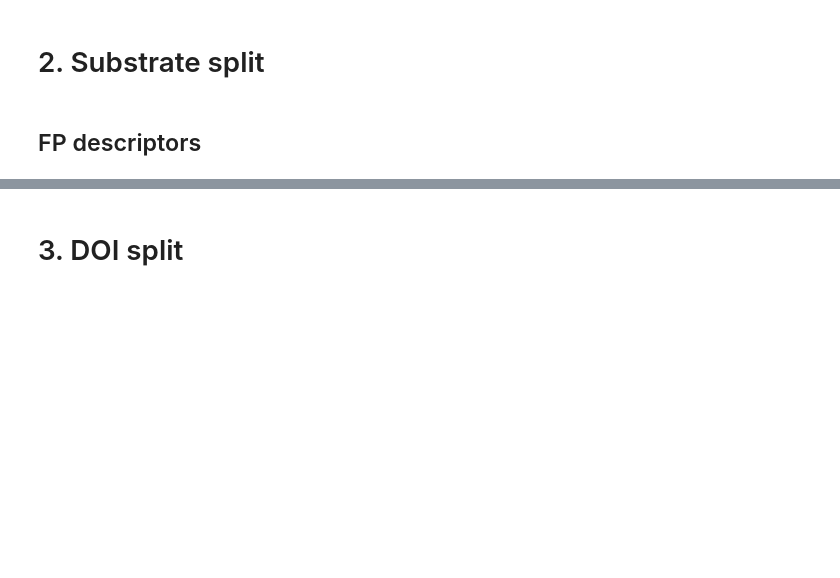
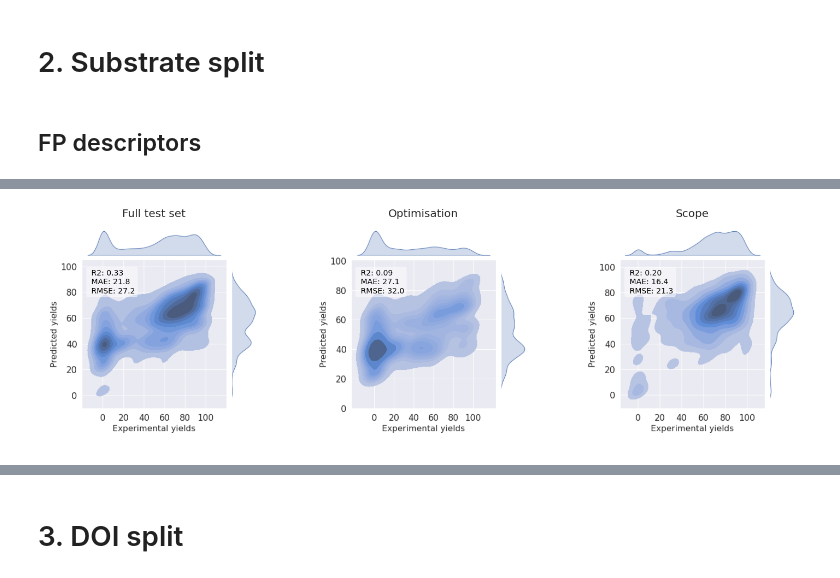
Before and after one commit to truejulosdu13/NiCOlit, a Jupyter notebook: display_model_results.ipynb, the cells around one changed output, grey strips where cells are left out. Drawn from its saved outputs; the diff is of its cells as text; code cells hidden in the pictures; blank space fills up the shorter version.

```diff
--- a/display_model_results.ipynb
+++ b/display_model_results.ipynb
@@ -333,21 +238,23 @@ r2.append(r2_score(df_3_scope["Yields"], df_3_scope["Global model"]))
 # %%
 fig, axes = plt.subplots(nrows=1, ncols=3, figsize=(25, 25), sharey=True)
 
-indices = np.where(df_3['Origin'] == "optimisation")
-df_3_optimisation = df_3[["Yields", "Global model"]].iloc[indices]
+indices = np.where(df_2['Origin'] == "optimisation")
+df_2_optimisation = df_2[["Yields", "Global model"]].iloc[indices]
 
-indices = np.where(df_3['Origin'] == "scope")
-df_3_scope = df_3[["Yields", "Global model"]].iloc[indices]
+indices = np.where(df_2['Origin'] == "scope")
+df_2_scope = df_2[["Yields", "Global model"]].iloc[indices]
 
 origins = ["Full test set", "Optimisation", "Scope",]
 
 for i, origin in enumerate(origins):
     ax = axes[i]
     image_file = fig_paths[i]
     image = plt.imread(image_file)
     ax.imshow(image)
     ax.set_title(origins[i], fontsize=20)
     ax.set_axis_off()
     #ax.text(75, 100, r'Pearsons R2: 0.5', {'color': 'k', 'fontsize': 20})
-    ax.text(90, 140, ' R2: {:.2f} \n MAE: {:.1f} \n RMSE: {:.1f}'.format(r2[i], mae[i], rmse[i]), color='black', size=25, fontsize=14,
+    ax.text(90, 140, ' R2: {:.2f} \n MAE: {:.1f} \n RMSE: {:.1f}'.format(r2[i], mae[i], rmse[i]), color='black', size=14,
         bbox=dict(boxstyle='round', facecolor='white', alpha=0.5))
+# %% [output]
+[figure, added]
```
Also changed, not shown: parts of 62 cells of this notebook.
